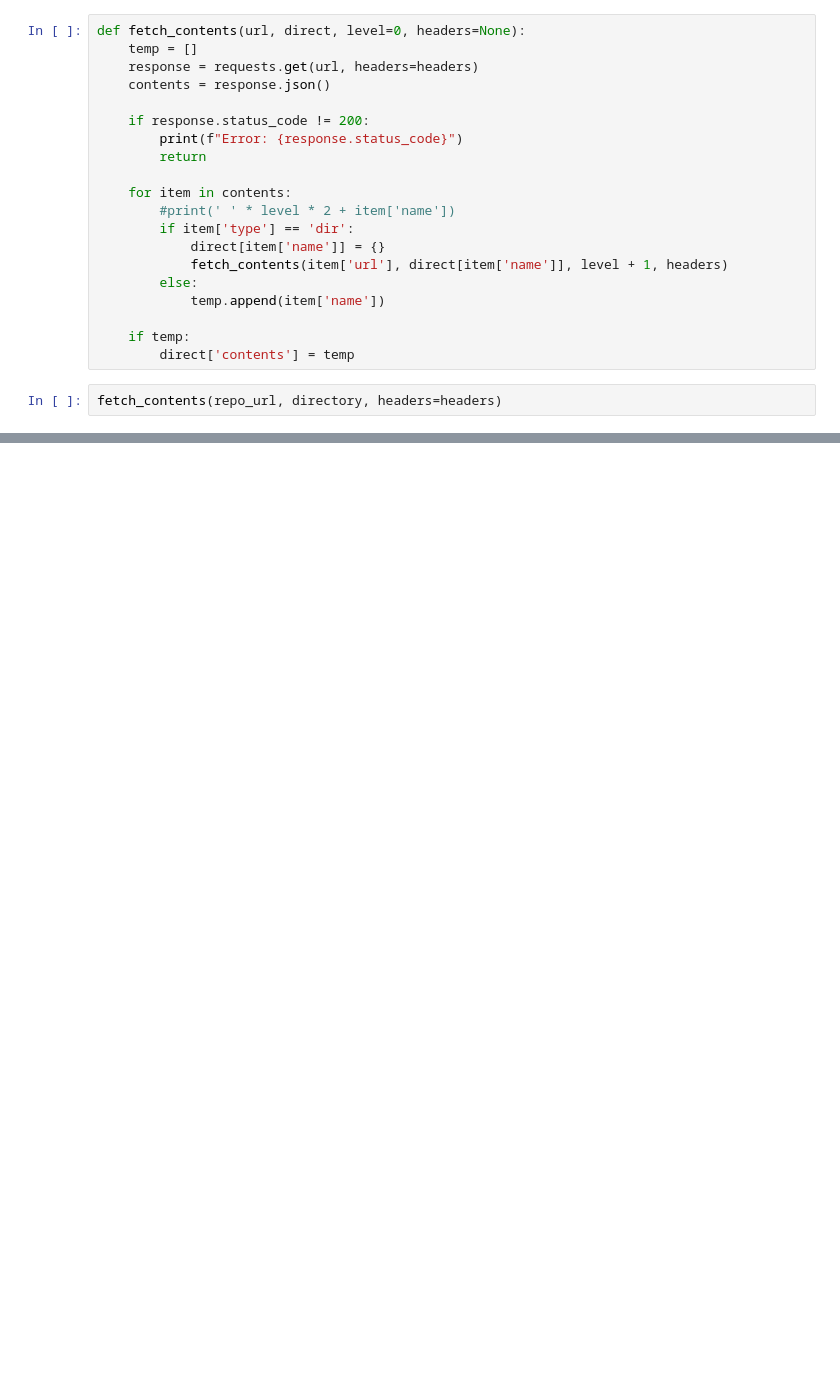
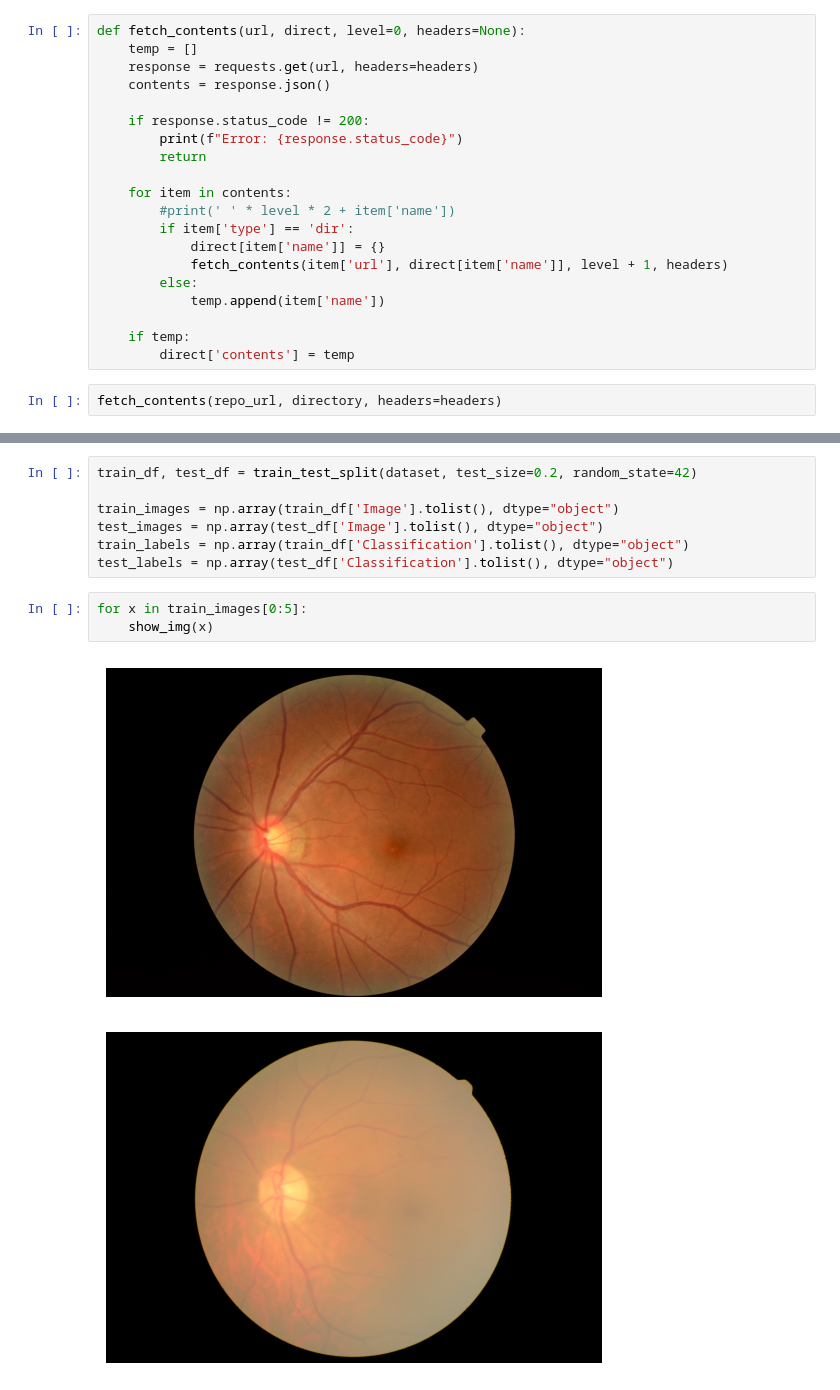
Before and after one commit to FranceRafaelSalacut/Replication_thesis, a Jupyter notebook: DED.ipynb, the cells around one changed output, grey strips where cells are left out. Cells and saved outputs as stored; diff of their text form; blank space fills up the shorter version.

```diff
--- a/DED.ipynb
+++ b/DED.ipynb
@@ -89,0 +167,13 @@ display(dataset.to_string())
+# %%
+train_df, test_df = train_test_split(dataset, test_size=0.2, random_state=42)
+
+train_images = np.array(train_df['Image'].tolist(), dtype="object")
+test_images = np.array(test_df['Image'].tolist(), dtype="object")
+train_labels = np.array(train_df['Classification'].tolist(), dtype="object")
+test_labels = np.array(test_df['Classification'].tolist(), dtype="object")
+# %%
+for x in train_images[0:5]:
+    show_img(x)
+# %% [output]
+[figure, added]
+[figure, added]
```
Also changed, not shown: parts of 16 cells of this notebook.
